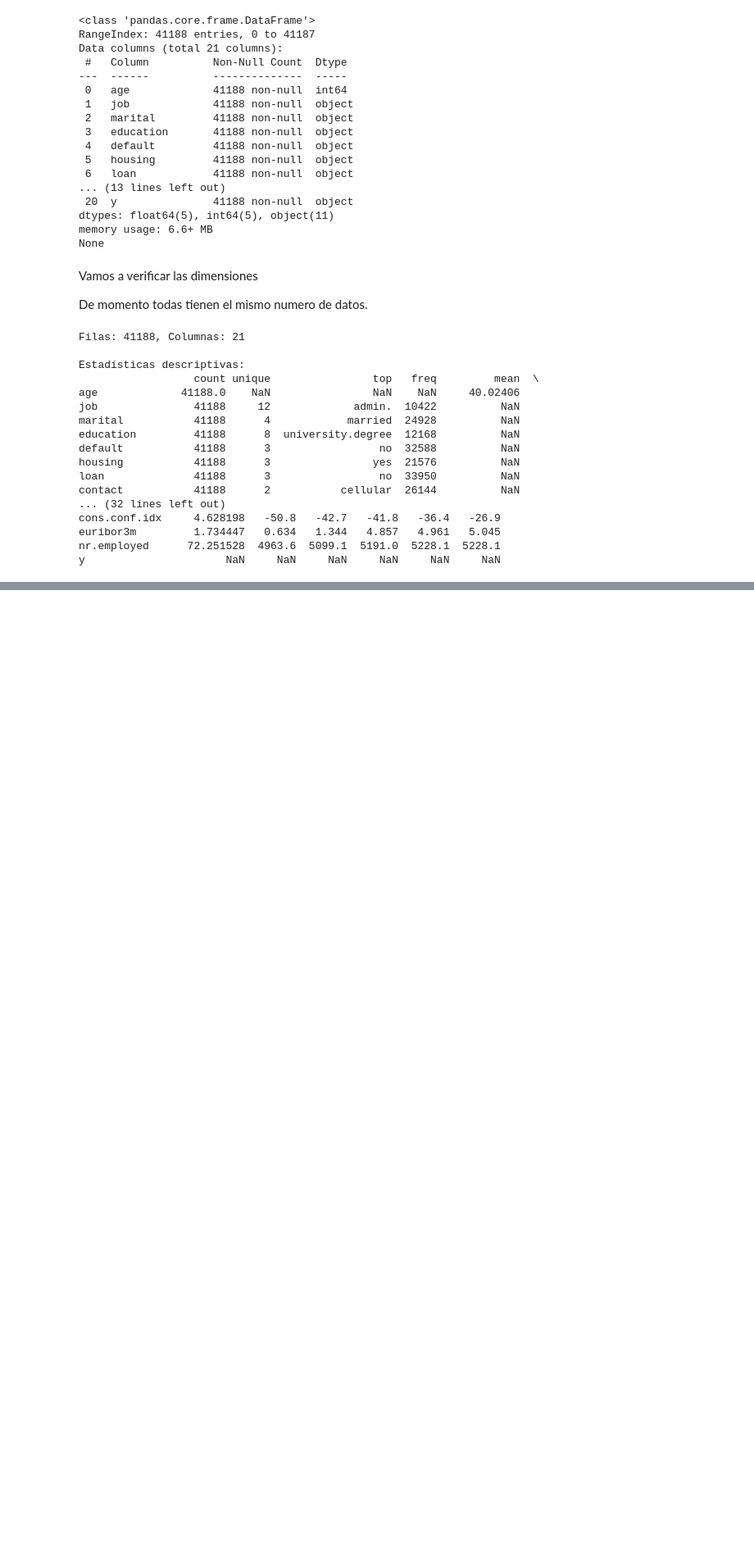
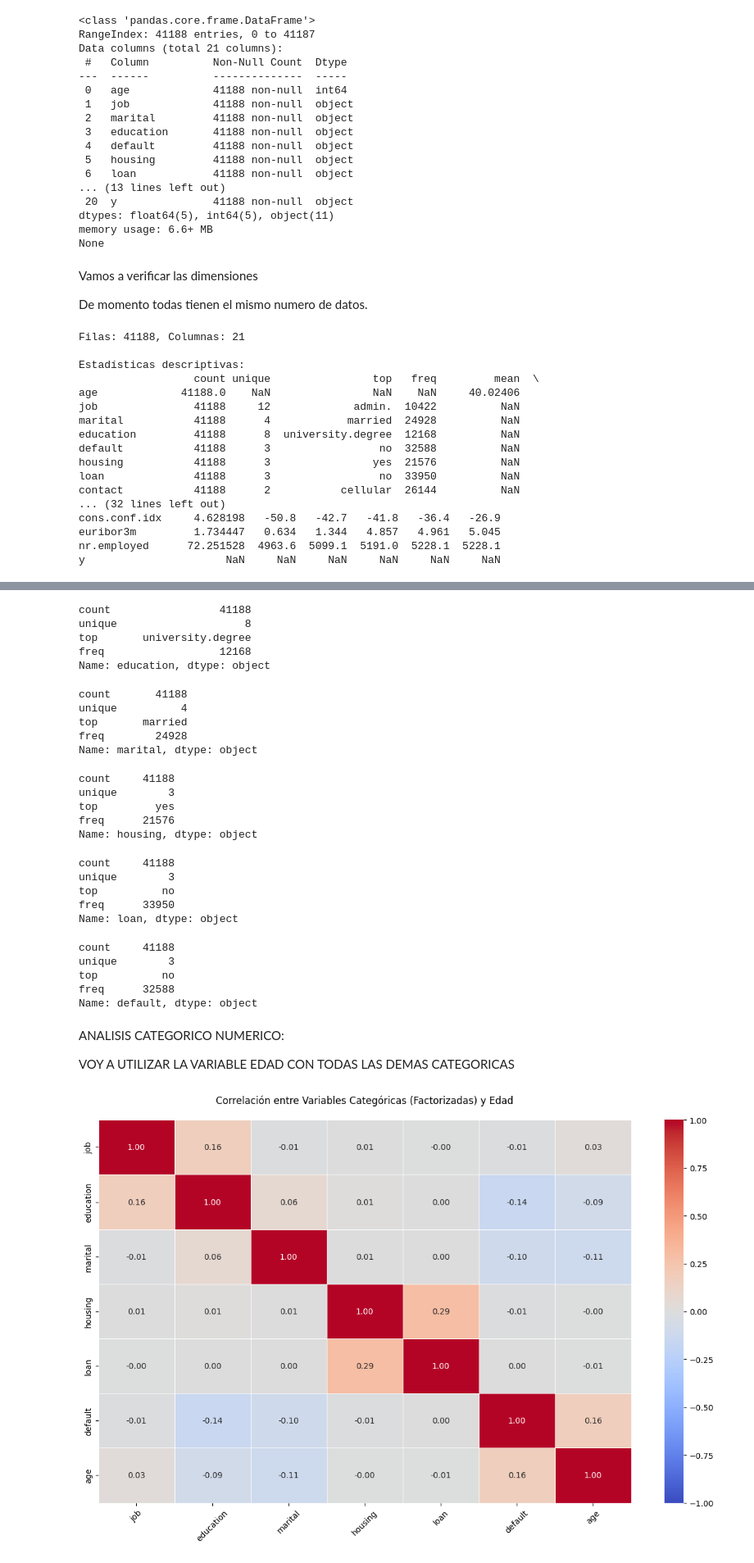
Before and after one commit to 4GeeksAcademy/pablo.rodado.regresion1-machine-learning-python-template, a Jupyter notebook: src/explore.ipynb, the cells around one changed output, grey strips where cells are left out. Shown at 82% size. Drawn from its saved outputs; the diff is of its cells as text; code cells hidden in the pictures; blank space fills up the shorter version.

```diff
--- a/src/explore.ipynb
+++ b/src/explore.ipynb
@@ -153,0 +311,77 @@ plt.show()
+# %%
+# Analisis de education
+
+print(df["education"].describe())
+# %% [output]
+count                 41188
+unique                    8
+top       university.degree
+freq                  12168
+Name: education, dtype: object
+# %%
+# Analisis casados
+
+print(df["marital"].describe())
+# %% [output]
+count       41188
+unique          4
+top       married
+freq        24928
+Name: marital, dtype: object
+# %%
+print(df["housing"].describe())
+# %% [output]
+count     41188
+unique        3
+top         yes
+freq      21576
+Name: housing, dtype: object
+# %%
+print(df["loan"].describe())
+# %% [output]
+count     41188
+unique        3
+top          no
+freq      33950
+Name: loan, dtype: object
+# %%
+print(df["default"].describe())
+# %% [output]
+count     41188
+unique        3
+top          no
+freq      32588
+Name: default, dtype: object
+# %% [markdown]
+ANALISIS CATEGORICO NUMERICO:
+
+VOY A UTILIZAR LA VARIABLE EDAD CON TODAS LAS DEMAS CATEGORICAS
+# %%
+# Copiar el DataFrame original para no modificarlo
+df_encoded = df.copy()
+
+# Lista de variables categóricas a factorizar
+categorical_vars = ["job", "education", "marital", "housing", "loan", "default"]
+
+# Factorizar las variables categóricas (convertir a códigos numéricos)
+for var in categorical_vars:
+    df_encoded[var] = pd.factorize(df_encoded[var])[0]
+
+# Crear matriz de correlación
+plt.figure(figsize=(12, 8))
+sns.heatmap(
+    df_encoded[categorical_vars + ["age"]].corr(),  # Incluir age
+    annot=True,
+    fmt=".2f",
+    cmap="coolwarm",
+    vmin=-1,
+    vmax=1,
+    linewidths=0.5
+)
+
+plt.title("Correlación entre Variables Categóricas (Factorizadas) y Edad", pad=20)
+plt.xticks(rotation=45)
+plt.tight_layout()
+plt.show()
+# %% [output]
+[figure, added]
```
Also changed, not shown: parts of 17 cells of this notebook, 1 other file.
